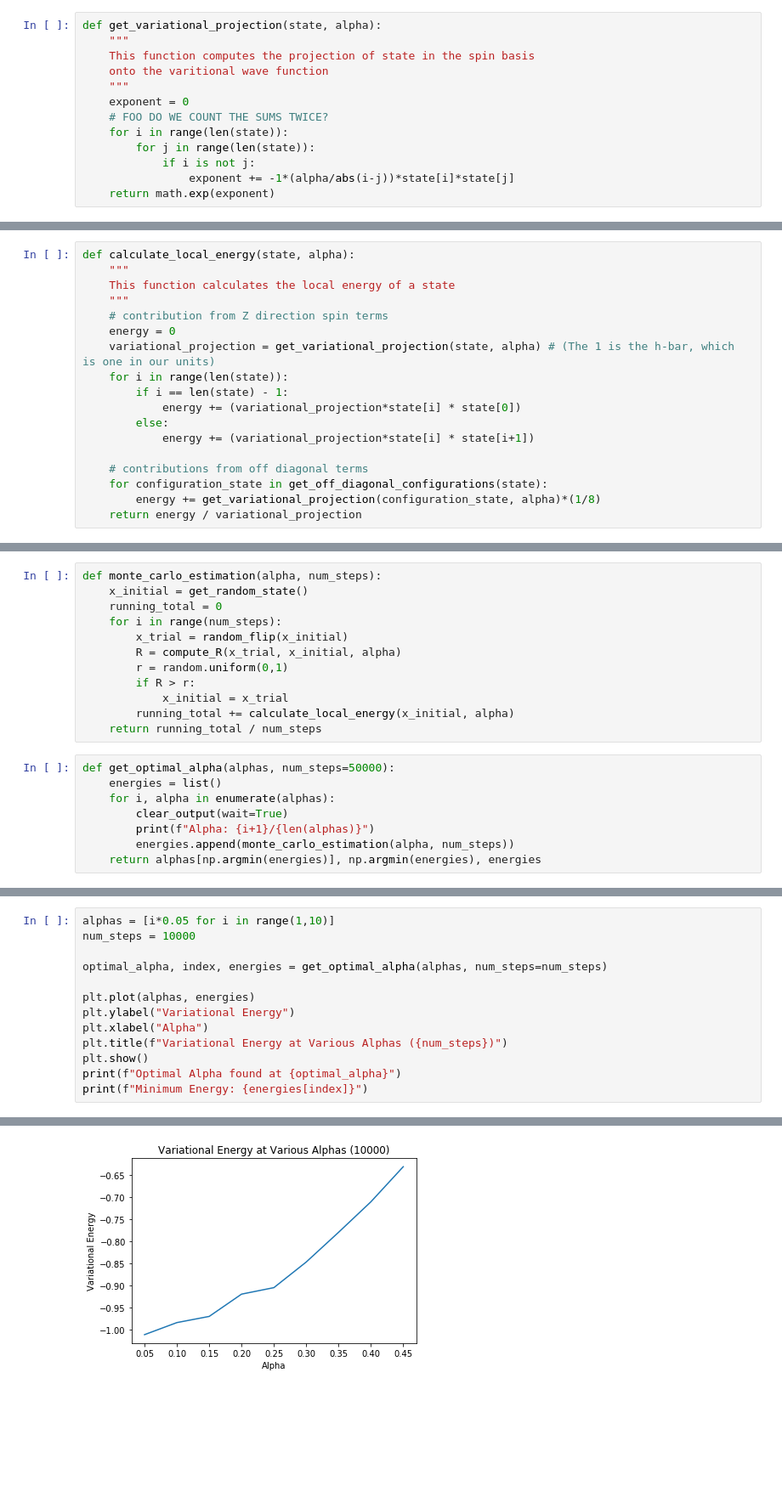
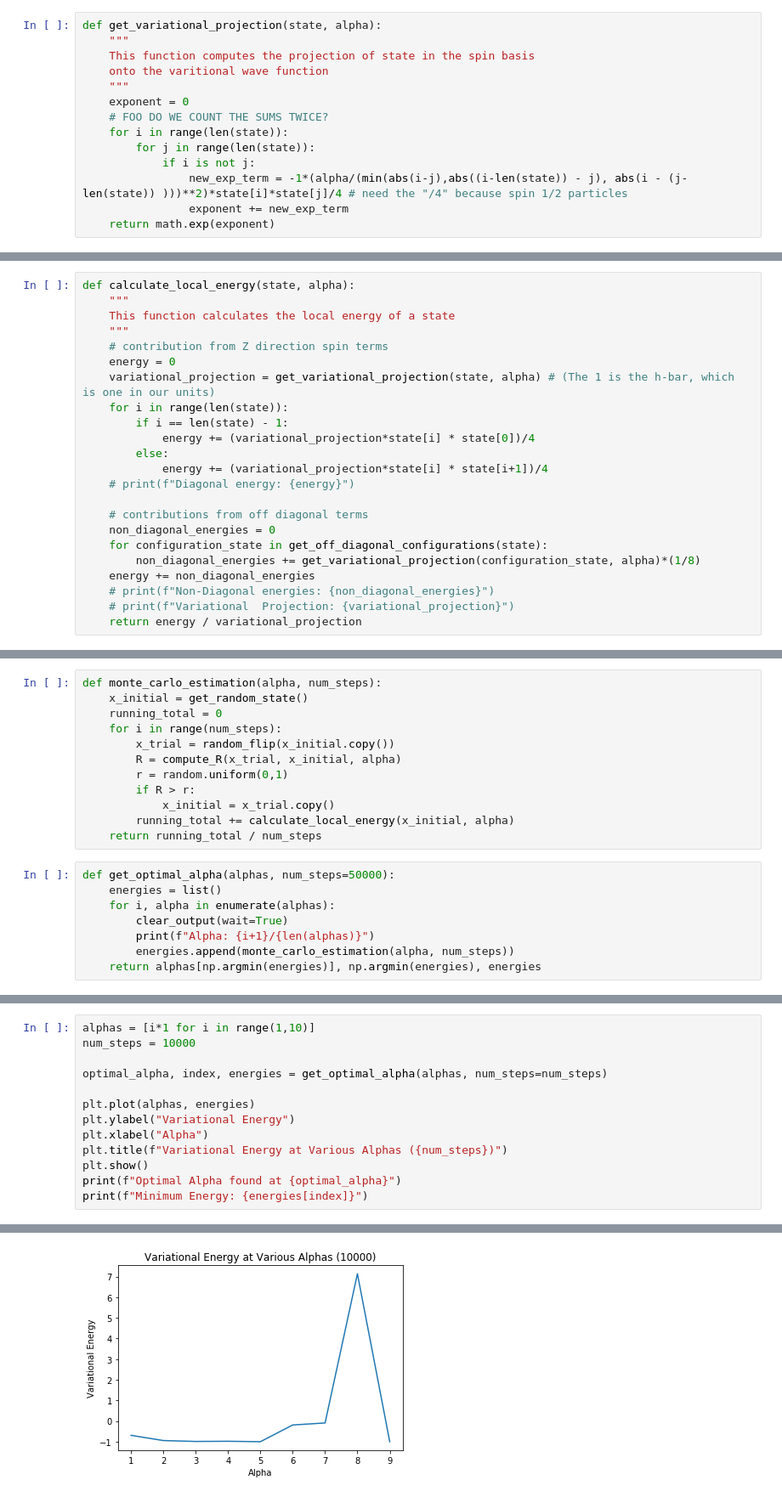
Before and after one commit to pat-hanbury/QuantumAdiabaticLearning, a Jupyter notebook: VariationalMonteCarl.ipynb, the cells around one changed output, grey strips where cells are left out. Shown at 85% size. Drawn from its saved outputs; the diff is of its cells as text; blank space fills up the shorter version.

Commit message:
updated and fixed local energy calculation.

```diff
--- a/VariationalMonteCarl.ipynb
+++ b/VariationalMonteCarl.ipynb
@@ -48,7 +41,8 @@ def get_variational_projection(state, alpha):
     for i in range(len(state)):
         for j in range(len(state)):
             if i is not j:
-                exponent += -1*(alpha/abs(i-j))*state[i]*state[j]
+                new_exp_term = -1*(alpha/(min(abs(i-j),abs((i-len(state)) - j), abs(i - (j-len(state)) )))**2)*state[i]*state[j]/4 # need the "/4" because spin 1/2 particles
+                exponent += new_exp_term
     return math.exp(exponent)
 # %%
 def get_off_diagonal_configurations(state):
@@ -86,11 +80,16 @@ def calculate_local_energy(state, alpha):
     variational_projection = get_variational_projection(state, alpha) # (The 1 is the h-bar, which is one in our units)
     for i in range(len(state)):
         if i == len(state) - 1:
-            energy += (variational_projection*state[i] * state[0])
+            energy += (variational_projection*state[i] * state[0])/4
         else:
-            energy += (variational_projection*state[i] * state[i+1])
+            energy += (variational_projection*state[i] * state[i+1])/4
+    # print(f"Diagonal energy: {energy}")
 
     # contributions from off diagonal terms
+    non_diagonal_energies = 0
     for configuration_state in get_off_diagonal_configurations(state):
-        energy += get_variational_projection(configuration_state, alpha)*(1/8)
+        non_diagonal_energies += get_variational_projection(configuration_state, alpha)*(1/8)
+    energy += non_diagonal_energies
+    # print(f"Non-Diagonal energies: {non_diagonal_energies}")
+    # print(f"Variational  Projection: {variational_projection}")
     return energy / variational_projection
@@ -125,11 +128,11 @@ def monte_carlo_estimation(alpha, num_steps):
     x_initial = get_random_state()
     running_total = 0
     for i in range(num_steps):
-        x_trial = random_flip(x_initial)
+        x_trial = random_flip(x_initial.copy())
         R = compute_R(x_trial, x_initial, alpha)
         r = random.uniform(0,1)
         if R > r:
-            x_initial = x_trial
+            x_initial = x_trial.copy()
         running_total += calculate_local_energy(x_initial, alpha)
     return running_total / num_steps
 # %%
@@ -147,16 +150,16 @@ alphas
 # %%
-alphas = [i*0.05 for i in range(1,10)]
+alphas = [i*1 for i in range(1,10)]
 num_steps = 10000
 
 optimal_alpha, index, energies = get_optimal_alpha(alphas, num_steps=num_steps)
 
 plt.plot(alphas, energies)
 plt.ylabel("Variational Energy")
 plt.xlabel("Alpha")
 plt.title(f"Variational Energy at Various Alphas ({num_steps})")
 plt.show()
 print(f"Optimal Alpha found at {optimal_alpha}")
 print(f"Minimum Energy: {energies[index]}")
 # %% [output]
 Alpha: 9/9
-[figure, old version]
+[figure, new version]
```
Also changed, not shown: parts of 14 cells of this notebook.
